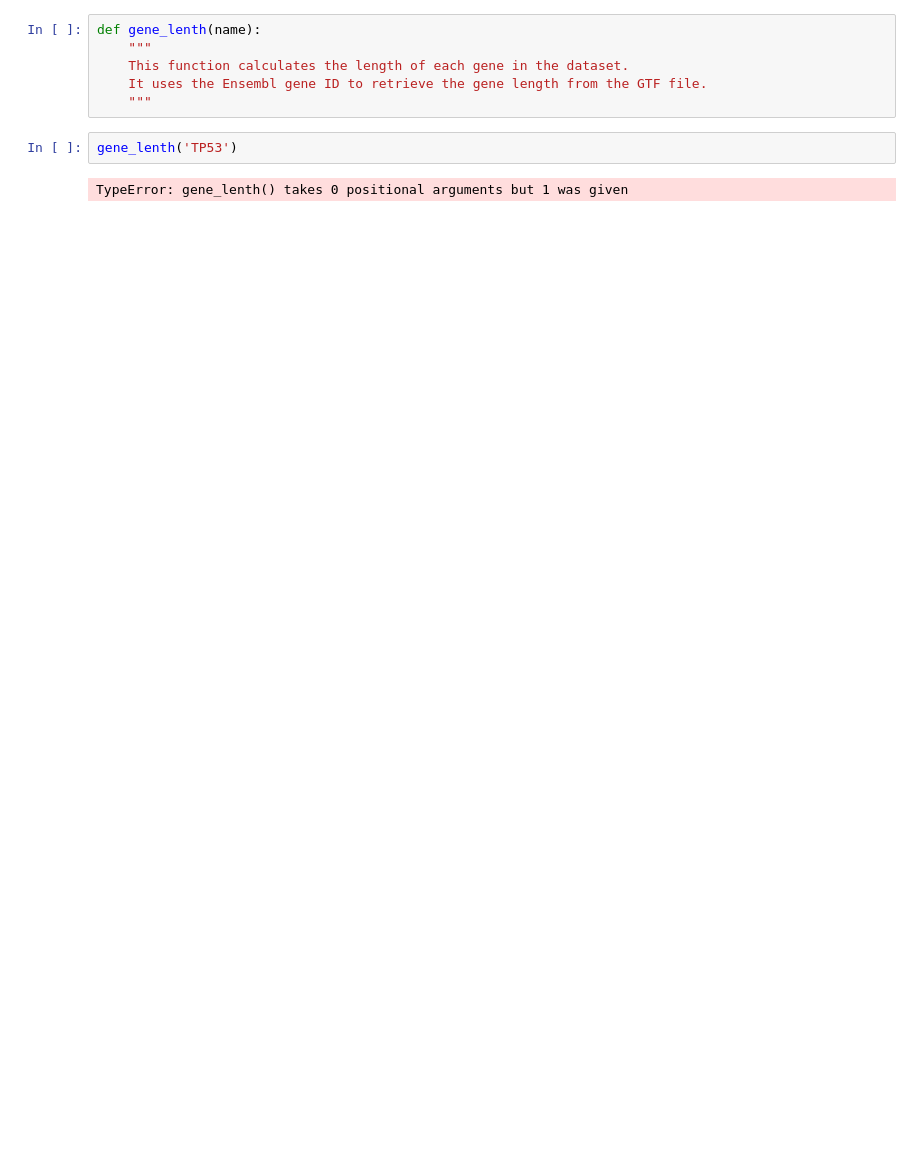
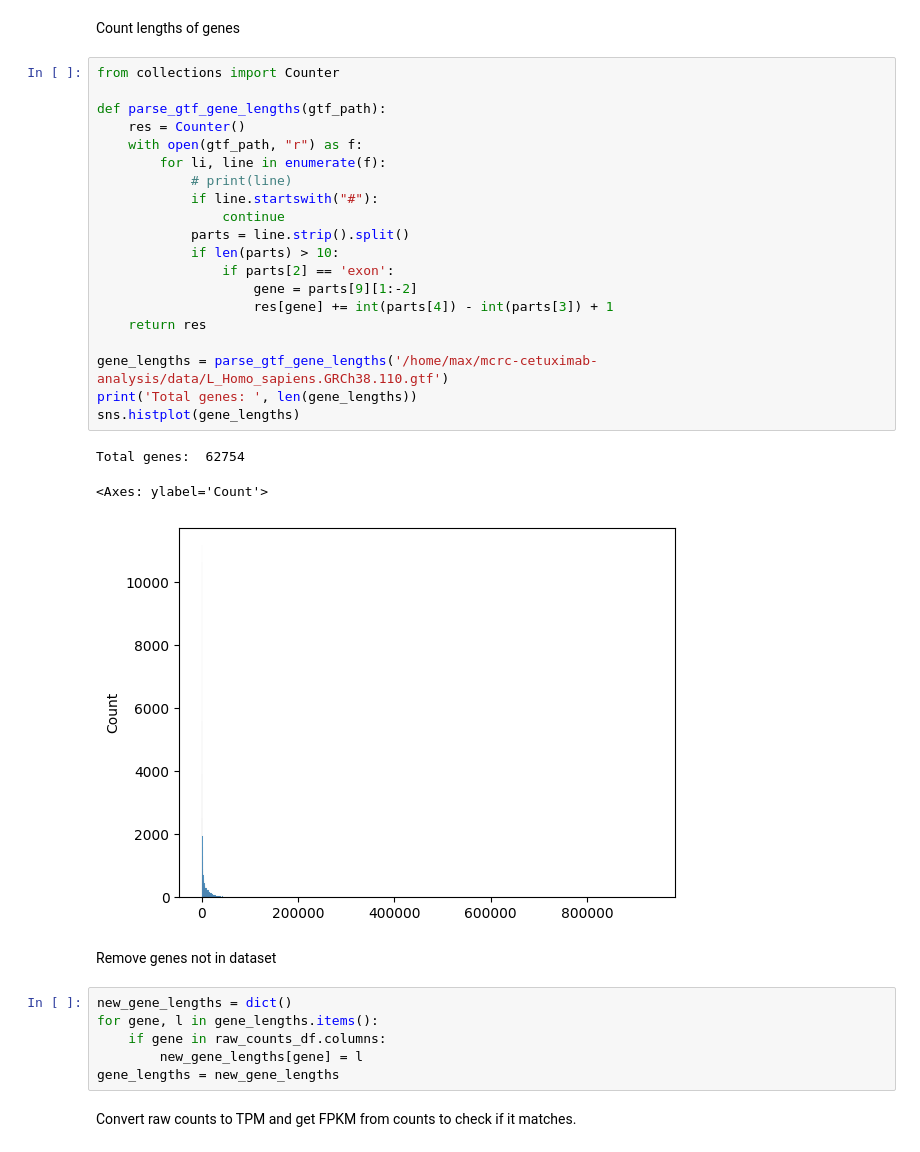
Before and after one commit to lkmaks/mcrc-cetuximab-analysis, a Jupyter notebook: notebooks/explore_data.ipynb, the cells around one changed output. Cells and saved outputs as stored; diff of their text form; blank space fills up the shorter version.

```diff
--- a/notebooks/explore_data.ipynb
+++ b/notebooks/explore_data.ipynb
@@ -59,10 +57,36 @@ df.to_csv("../data/ann.csv", index=True)
+# %% [markdown]
+Count lengths of genes
 # %%
-def gene_lenth(name):
-    """
-    This function calculates the length of each gene in the dataset.
-    It uses the Ensembl gene ID to retrieve the gene length from the GTF file.
-    """
+from collections import Counter
+
+def parse_gtf_gene_lengths(gtf_path):
+    res = Counter()
+    with open(gtf_path, "r") as f:
+        for li, line in enumerate(f):
+            # print(line)
+            if line.startswith("#"):
+                continue
+            parts = line.strip().split()
+            if len(parts) > 10:
+                if parts[2] == 'exon':
+                    gene = parts[9][1:-2]
+                    res[gene] += int(parts[4]) - int(parts[3]) + 1
+    return res
+
+gene_lengths = parse_gtf_gene_lengths('/home/max/mcrc-cetuximab-analysis/data/L_Homo_sapiens.GRCh38.110.gtf')
+print('Total genes: ', len(gene_lengths))
+sns.histplot(gene_lengths)
+# %% [output]
+Total genes:  62754
+<Axes: ylabel='Count'>
+[figure, added]
-# %%
-gene_lenth('TP53')
-# %% [output]
-TypeError: gene_lenth() takes 0 positional arguments but 1 was given
+# %% [markdown]
+Remove genes not in dataset
+# %%
+new_gene_lengths = dict()
+for gene, l in gene_lengths.items():
+    if gene in raw_counts_df.columns:
+        new_gene_lengths[gene] = l
+gene_lengths = new_gene_lengths
+# %% [markdown]
+Convert raw counts to TPM and get FPKM from counts to check if it matches.
```
Also changed, not shown: parts of 15 cells of this notebook, 4 other files.
